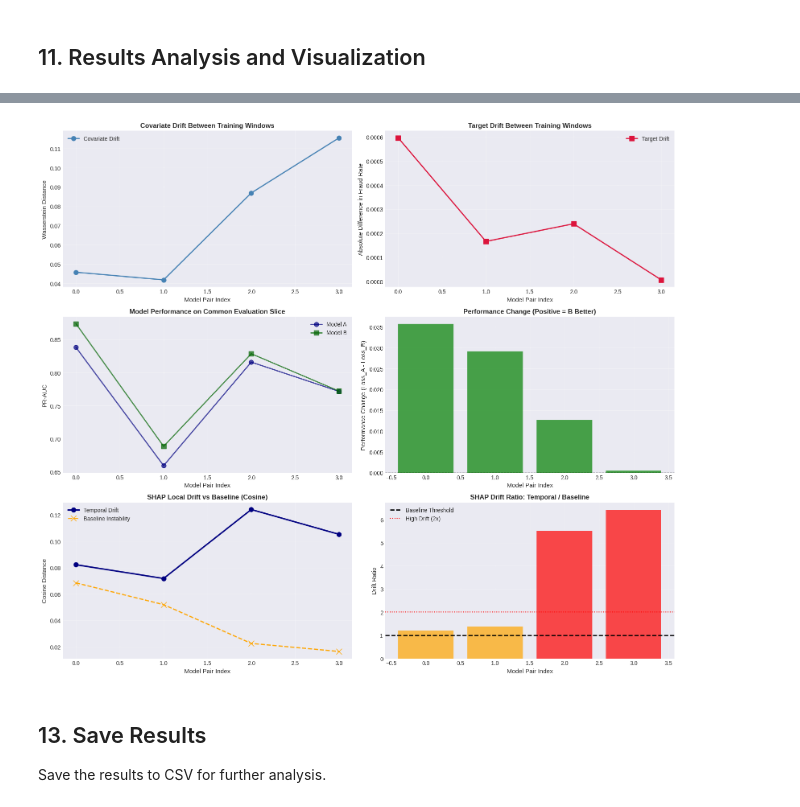
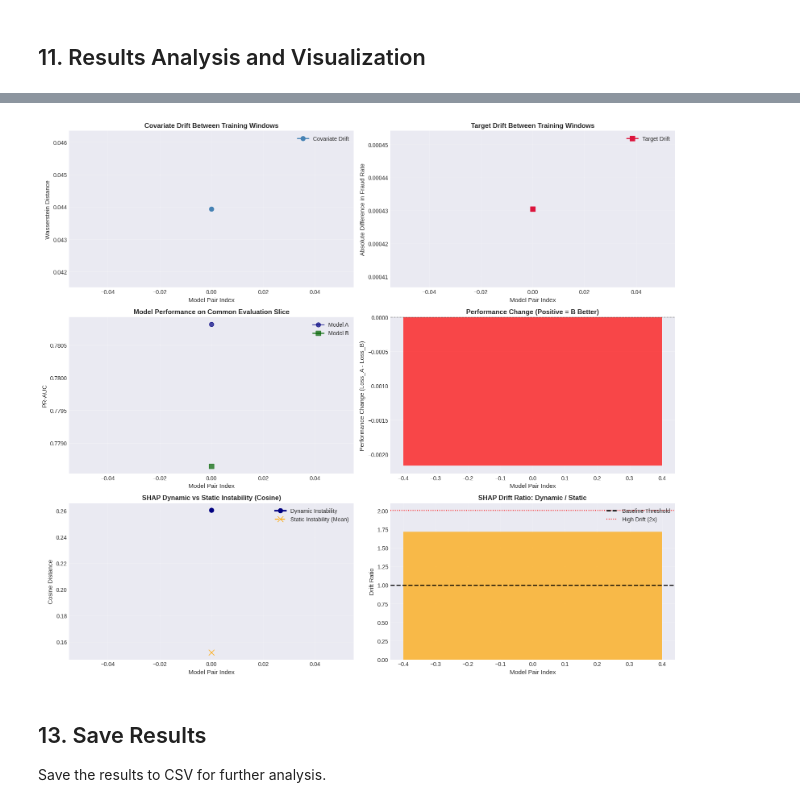
Before and after one commit to FreWlms/Temporal_XAI_Stability, a Jupyter notebook: CreditCardFraud_2.0.ipynb, the cells around one changed output, grey strips where cells are left out. Saved outputs shown, nothing was run; the diff lists cells and outputs as text; code cells hidden in the pictures.

```diff
--- a/CreditCardFraud_2.0.ipynb
+++ b/CreditCardFraud_2.0.ipynb
@@ -116,8 +95,8 @@ We'll divide the data into discrete time steps and create rolling training windo
 # Configuration for rolling windows
 TIME_STEP_HOURS = 6  # Each time step is 6 hours
 WINDOW_LENGTH = 3    # L = 3 time steps (18 hours of training data)
-RETRAIN_STEP = 1     # s = 1, retrain every time step
-EVAL_HORIZON = 1     # h = 1, evaluate on next 6 hours
+RETRAIN_STEP = 2     # s = 2, retrain every 2 time steps (12 hours)
+EVAL_HORIZON = 2     # h = 2, evaluate on next 12 hours
 NUM_REPLICAS = 5     # R = 5 replicas per model to quantify baseline instability
 
 # Convert to seconds
@@ -305,11 +260,11 @@ def tune_hyperparameters(X_train, y_train, random_state=42):
 
     # Define parameter grid
     param_grid = {
-        'n_estimators': [50, 100, 150],
+        'n_estimators': [100],
         'max_depth': [3, 5, 7],
         'learning_rate': [0.01, 0.1, 0.2],
-        'subsample': [0.8, 1.0],
-        'colsample_bytree': [0.8, 1.0]
+        'subsample': [0.9],
+        'colsample_bytree': [0.9]
     }
 
     # Base model
@@ -344,6 +299,7 @@ def train_xgboost_replicas(train_data, num_replicas, feature_cols, target_col='C
     """
     Train multiple XGBoost replicas with different random seeds.
     Uses hyperparameter tuning with TimeSeriesSplit for each replica.
+    Each replica is trained on a bootstrap sample of the training data.
     Returns list of trained models, and best hyperparameters.
     """
     # Separate features and target
@@ -354,16 +310,22 @@ def train_xgboost_replicas(train_data, num_replicas, feature_cols, target_col='C
     fraud_rate = y_train.mean()
     scale_pos_weight = (1 - fraud_rate) / fraud_rate if fraud_rate > 0 else 1
 
-    # Tune hyperparameters once (using first replica's seed)
+    # Tune hyperparameters once on the full training data (using first replica's seed)
     print(f"  Tuning hyperparameters with TimeSeriesSplit CV...")
     best_params, best_score = tune_hyperparameters(X_train, y_train, random_state=42)
     print(f"  Best CV score (PR-AUC): {best_score:.4f}")
     print(f"  Best params: {best_params}")
 
-    # Train replicas with tuned hyperparameters but different random seeds
+    # Train replicas with tuned hyperparameters, different random seeds, and bootstrap samples
     models = []
     for r in range(num_replicas):
         seed = 42 + r  # Different seed for each replica
+
+        # Draw bootstrap sample using replica seed
+        rng = np.random.RandomState(seed)
+        bootstrap_idx = rng.choice(len(X_train), size=len(X_train), replace=True)
+        X_boot = X_train[bootstrap_idx]
+        y_boot = y_train[bootstrap_idx]
 
         model = xgb.XGBClassifier(
             **best_params,
@@ -376,7 +338,7 @@ def train_xgboost_replicas(train_data, num_replicas, feature_cols, target_col='C
             device='cuda'
         )
 
-        model.fit(X_train, y_train, verbose=False)
+        model.fit(X_boot, y_boot, verbose=False)
         models.append(model)
 
     return models, best_params
@@ -421,7 +383,6 @@ def compute_shap_attributions(models, X, feature_cols):
 def compute_lime_attributions(models, X_train, X_test, feature_cols, num_samples=1000):
     """
     Compute LIME attributions for all replicas and return averaged attributions.
-    Both X_train and X_test should already be standardized.
     Note: LIME is computed per instance, so this returns a matrix.
     """
     # Create LIME explainer using training data
@@ -1065,41 +1194,41 @@ axes[1, 1].set_ylabel('Performance Change (Loss_A - Loss_B)', fontsize=11)
 axes[1, 1].set_title('Performance Change (Positive = B Better)', fontsize=12, fontweight='bold')
 axes[1, 1].grid(True, alpha=0.3)
 
 # 3. SHAP Explanation Drift
-if 'shap_local_cos_drift' in results_df.columns:
-    axes[2, 0].plot(results_df['pair_idx'], results_df['shap_local_cos_drift'],
-                    marker='o', linewidth=2.5, markersize=8, label='Temporal Drift', color='navy')
-    axes[2, 0].plot(results_df['pair_idx'], results_df['shap_baseline_cos'],
-                    marker='x', linewidth=2, markersize=10, label='Baseline Instability',
+if 'shap_dynamic_cos' in results_df.columns:
+    axes[2, 0].plot(results_df['pair_idx'], results_df['shap_dynamic_cos'],
+                    marker='o', linewidth=2.5, markersize=8, label='Dynamic Instability', color='navy')
+    axes[2, 0].plot(results_df['pair_idx'], results_df['shap_static_cos_mean'],
+                    marker='x', linewidth=2, markersize=10, label='Static Instability (Mean)',
                     color='orange', linestyle='--')
     axes[2, 0].set_xlabel('Model Pair Index', fontsize=11)
     axes[2, 0].set_ylabel('Cosine Distance', fontsize=11)
-    axes[2, 0].set_title('SHAP Local Drift vs Baseline (Cosine)', fontsize=12, fontweight='bold')
+    axes[2, 0].set_title('SHAP Dynamic vs Static Instability (Cosine)', fontsize=12, fontweight='bold')
     axes[2, 0].grid(True, alpha=0.3)
     axes[2, 0].legend()
 
     # Add drift ratio bars with color coding
     colors = ['red' if x > 2 else 'orange' if x > 1 else 'green'
               for x in results_df['shap_drift_ratio_cos']]
     axes[2, 1].bar(results_df['pair_idx'], results_df['shap_drift_ratio_cos'],
                    alpha=0.7, color=colors)
     axes[2, 1].axhline(y=1, color='black', linestyle='--', linewidth=2, label='Baseline Threshold')
     axes[2, 1].axhline(y=2, color='red', linestyle=':', linewidth=1.5, label='High Drift (2x)')
     axes[2, 1].set_xlabel('Model Pair Index', fontsize=11)
     axes[2, 1].set_ylabel('Drift Ratio', fontsize=11)
-    axes[2, 1].set_title('SHAP Drift Ratio: Temporal / Baseline', fontsize=12, fontweight='bold')
+    axes[2, 1].set_title('SHAP Drift Ratio: Dynamic / Static', fontsize=12, fontweight='bold')
     axes[2, 1].grid(True, alpha=0.3)
     axes[2, 1].legend()
 else:
     axes[2, 0].text(0.5, 0.5, 'SHAP analysis not performed',
                     ha='center', va='center', transform=axes[2, 0].transAxes, fontsize=12)
     axes[2, 1].text(0.5, 0.5, 'SHAP analysis not performed',
                     ha='center', va='center', transform=axes[2, 1].transAxes, fontsize=12)
 
 plt.tight_layout()
 plt.show()
 # %% [output]
-[figure, old version]
+[figure, new version]
 # %% [markdown]
 ## 13. Save Results
 
```
Also changed, not shown: parts of 14 cells of this notebook.
